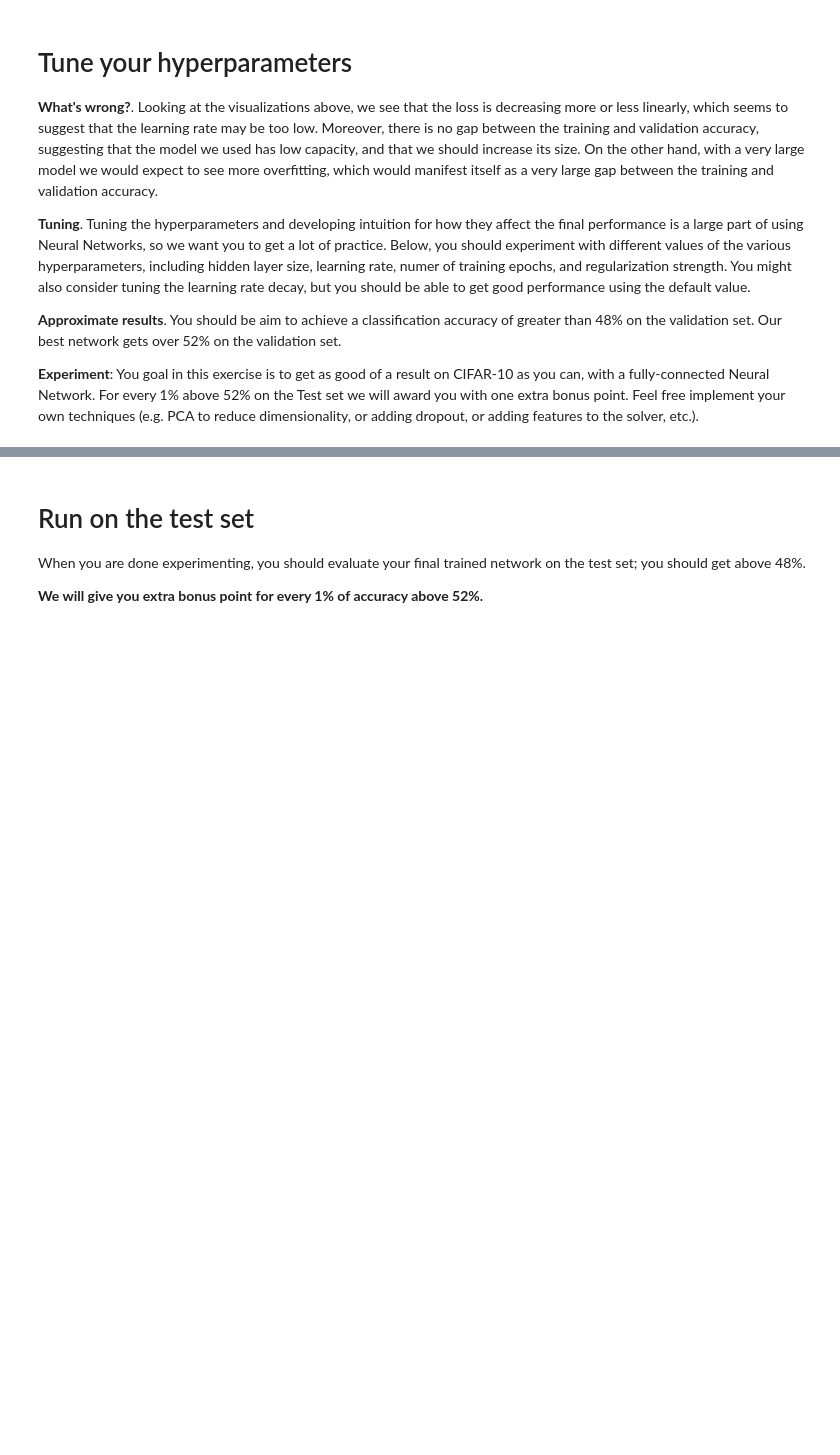
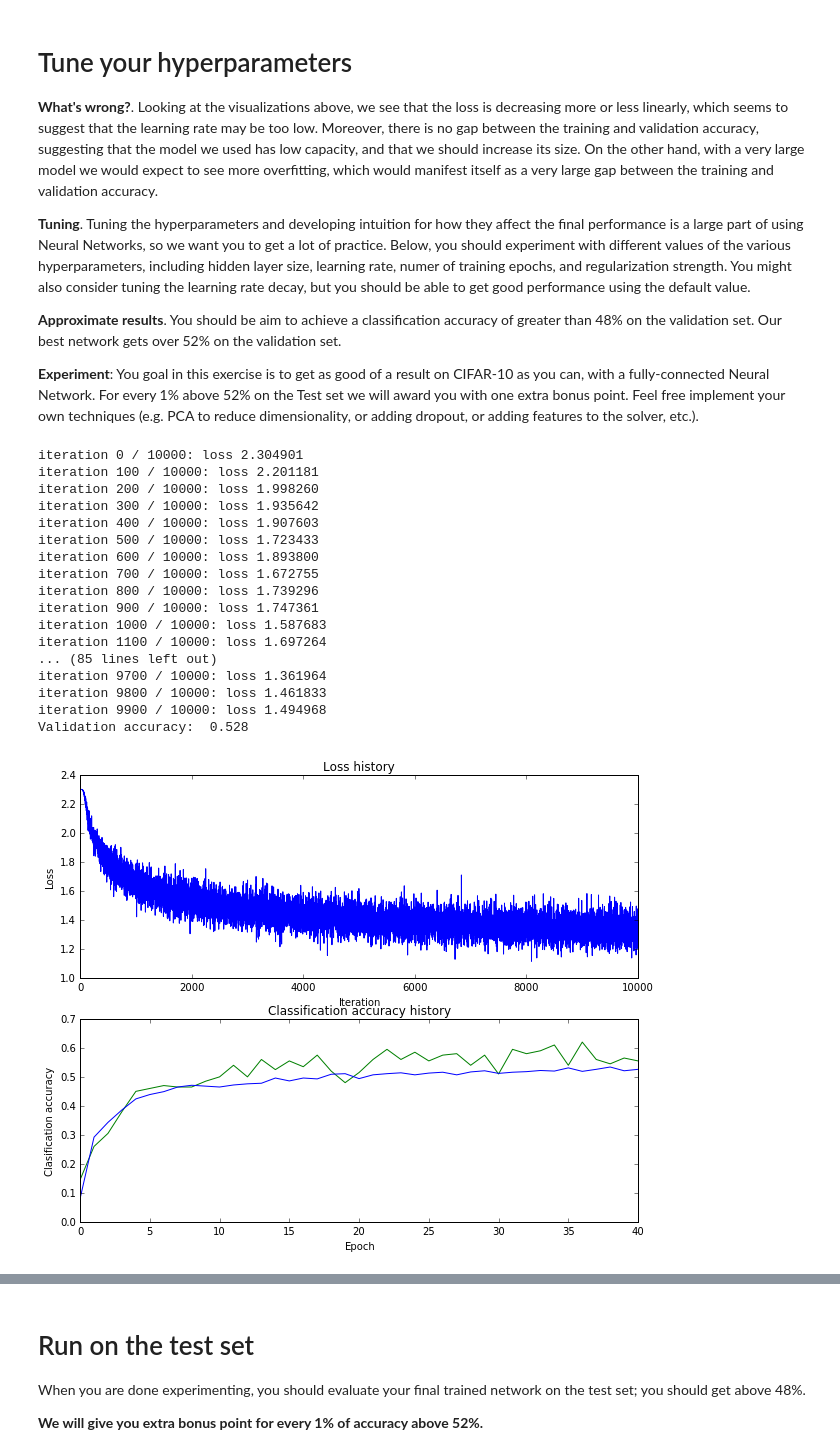
Before and after one commit to sharkdp/cs231n, a Jupyter notebook: two_layer_net.ipynb, the cells around one changed output, grey strips where cells are left out. Cells and saved outputs as stored; diff of their text form; code cells hidden in the pictures; blank space fills up the shorter version.

Commit message:
Complete implementation of 2-layer net, 0.53 accuracy on CIFAR-10

```diff
--- a/two_layer_net.ipynb
+++ b/two_layer_net.ipynb
@@ -258,22 +282,72 @@ show_net_weights(net)
 # %%
 best_net = None # store the best model into this
 
 #################################################################################
 # TODO: Tune hyperparameters using the validation set. Store your best trained  #
 # model in best_net.                                                            #
 #                                                                               #
 # To help debug your network, it may help to use visualizations similar to the  #
 # ones we used above; these visualizations will have significant qualitative    #
 # differences from the ones we saw above for the poorly tuned network.          #
 #                                                                               #
 # Tweaking hyperparameters by hand can be fun, but you might find it useful to  #
 # write code to sweep through possible combinations of hyperparameters          #
 # automatically like we did on the previous exercises.                          #
 #################################################################################
-pass
+input_size = 32 * 32 * 3
+hidden_size = 300
+num_classes = 10
+net = TwoLayerNet(input_size, hidden_size, num_classes)
+
+# Train the network
+stats = net.train(X_train, y_train, X_val, y_val,
+            num_iters=10000, batch_size=200,
+            learning_rate=3e-4, learning_rate_decay=0.95,
+            reg=0.5, verbose=True)
+
+# Predict on the validation set
+val_acc = np.equal(net.predict(X_val), y_val).astype(np.float).mean()
+print 'Validation accuracy: ', val_acc
+
+# Plot the loss function and train / validation accuracies
+plt.subplot(2, 1, 1)
+plt.plot(stats['loss_history'])
+plt.title('Loss history')
+plt.xlabel('Iteration')
+plt.ylabel('Loss')
+
+plt.subplot(2, 1, 2)
+plt.plot(stats['train_acc_history'], label='train', color='g')
+plt.plot(stats['val_acc_history'], label='val', color='b')
+plt.title('Classification accuracy history')
+plt.xlabel('Epoch')
+plt.ylabel('Clasification accuracy')
+plt.show()
+
+
+best_net = net
 #################################################################################
 #                               END OF YOUR CODE                                #
 #################################################################################
+# %% [output]
+iteration 0 / 10000: loss 2.304901
+iteration 100 / 10000: loss 2.201181
+iteration 200 / 10000: loss 1.998260
+iteration 300 / 10000: loss 1.935642
+iteration 400 / 10000: loss 1.907603
+iteration 500 / 10000: loss 1.723433
+iteration 600 / 10000: loss 1.893800
+iteration 700 / 10000: loss 1.672755
+iteration 800 / 10000: loss 1.739296
+iteration 900 / 10000: loss 1.747361
+iteration 1000 / 10000: loss 1.587683
+iteration 1100 / 10000: loss 1.697264
+... (85 lines left out)
+iteration 9700 / 10000: loss 1.361964
+iteration 9800 / 10000: loss 1.461833
+iteration 9900 / 10000: loss 1.494968
+Validation accuracy:  0.528
+[figure, added]
 # %%
 # visualize the weights of the best network
 show_net_weights(best_net)
```
Also changed, not shown: parts of 7 cells of this notebook, 1 other file.
